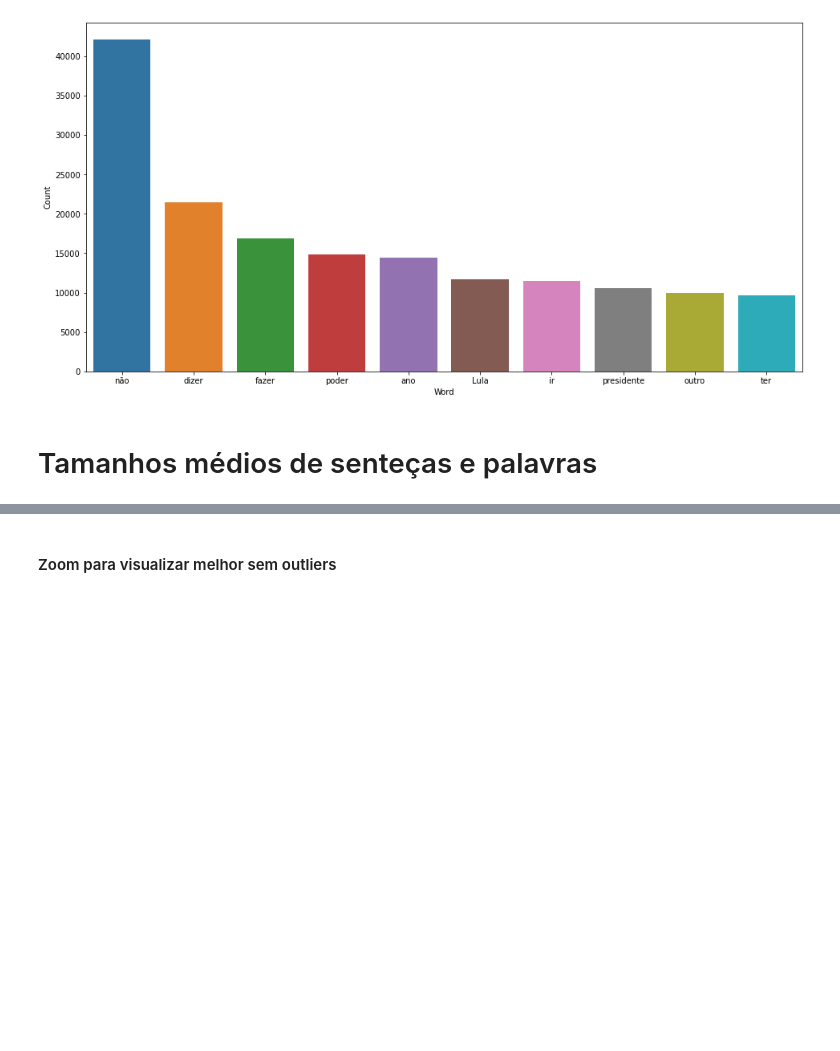
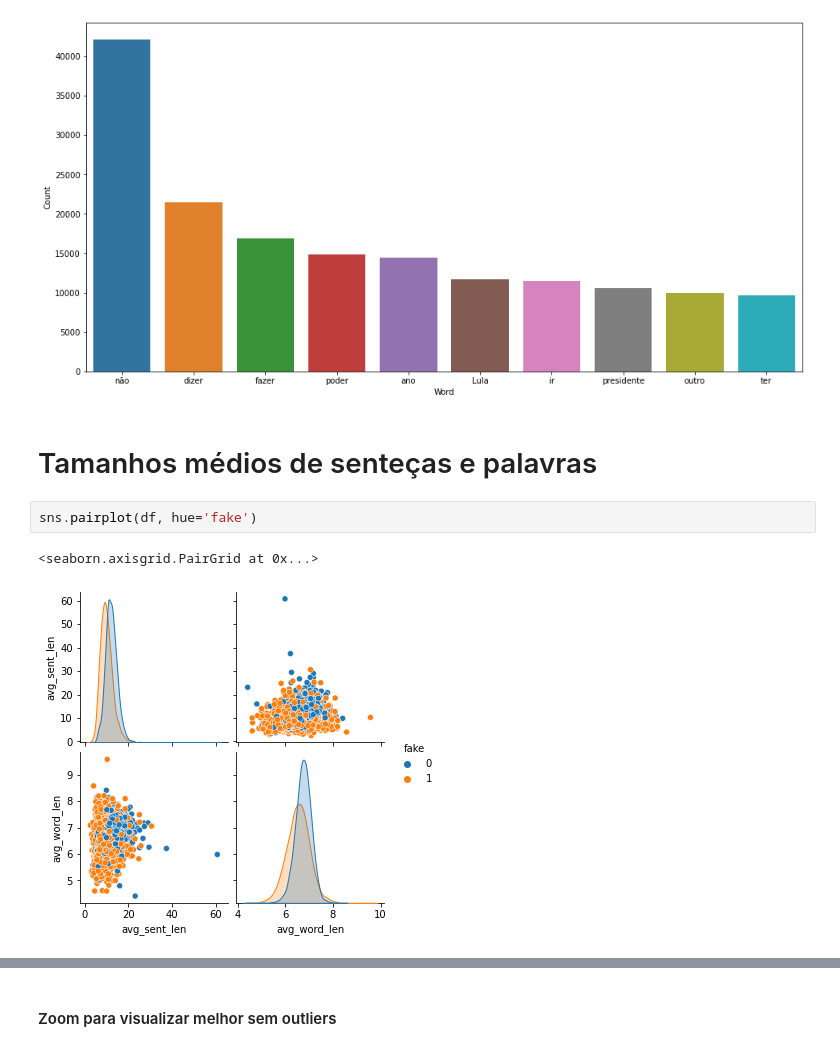
Before and after one commit to RodriguesRBruno/ProjetoMultidisciplinar, a Jupyter notebook: visualizations.ipynb, the cells around one changed output, grey strips where cells are left out. Drawn from its saved outputs; the diff is of its cells as text; blank space fills up the shorter version.

```diff
--- a/visualizations.ipynb
+++ b/visualizations.ipynb
@@ -55,6 +95,11 @@ plot_word_counts(token_list, n=10)
 [figure]
 # %% [markdown]
 # Tamanhos médios de senteças e palavras
+# %%
+sns.pairplot(df, hue='fake')
+# %% [output]
+<seaborn.axisgrid.PairGrid at 0x...>
+[figure, added]
 # %%
 plt.figure(figsize=(16,8))
 ax = sns.scatterplot(x=df['avg_sent_len'], y=df['avg_word_len'], hue=df['fake'])
```
Also changed, not shown: parts of 9 cells of this notebook, 2 other files.
